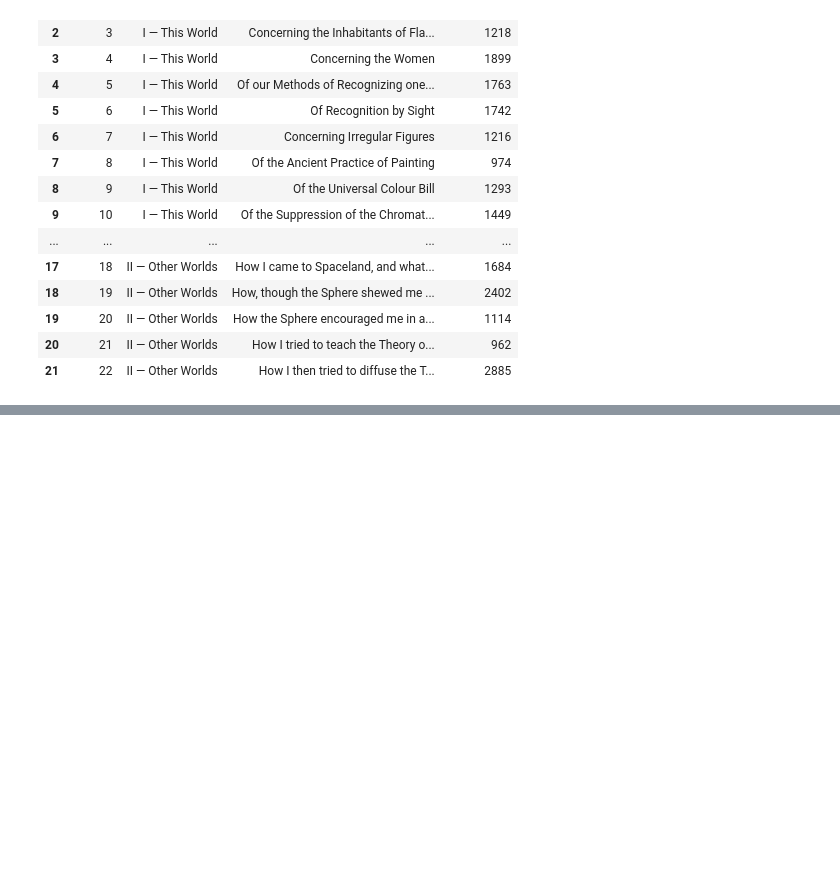
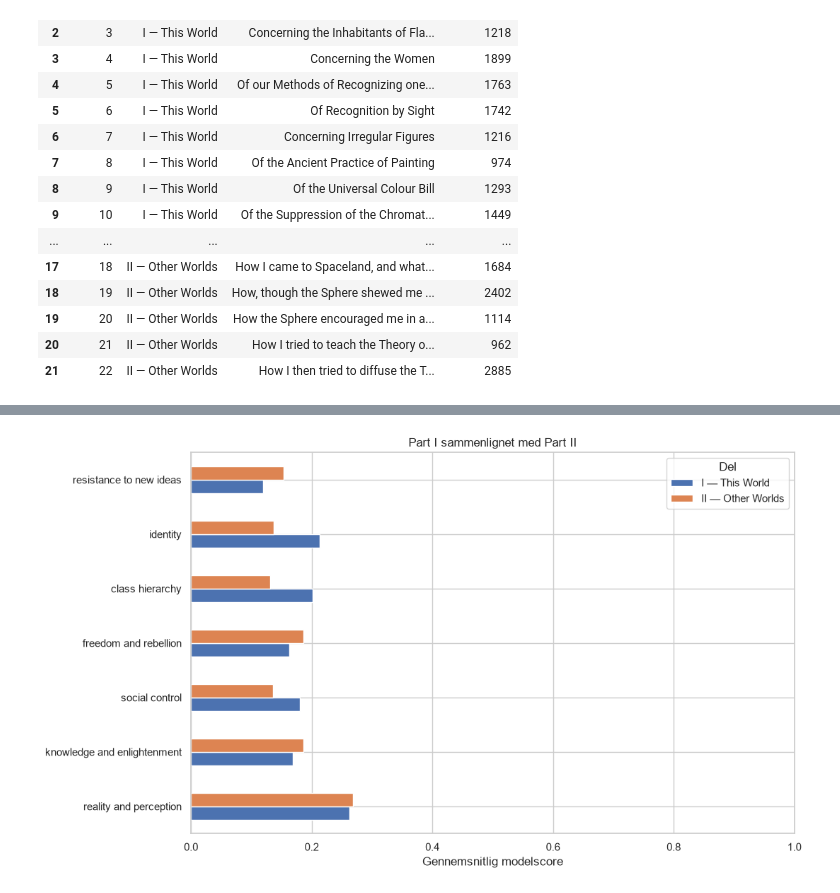
Before and after one commit to Twistshock/Flatlands, a Jupyter notebook: mainBook.ipynb, the cells around one changed output, grey strips where cells are left out. Saved outputs shown, nothing was run; the diff lists cells and outputs as text; code cells hidden in the pictures; blank space fills up the shorter version.

```diff
--- a/mainBook.ipynb
+++ b/mainBook.ipynb
@@ -139,0 +305,11 @@ def make_passages(section_df, words_per_passage = 120):
+# %%
+part_scores = classified.groupby("part")[DEFAULT_THEMES].mean().T
+part_scores.plot(kind="barh", figsize=(11, 7))
+plt.xlim(0, 1)
+plt.title("Part I sammenlignet med Part II")
+plt.xlabel("Gennemsnitlig modelscore")
+plt.ylabel("")
+plt.legend(title="Del")
+plt.show()
+# %% [output]
+[figure, added]
```
Also changed, not shown: parts of 12 cells of this notebook.
